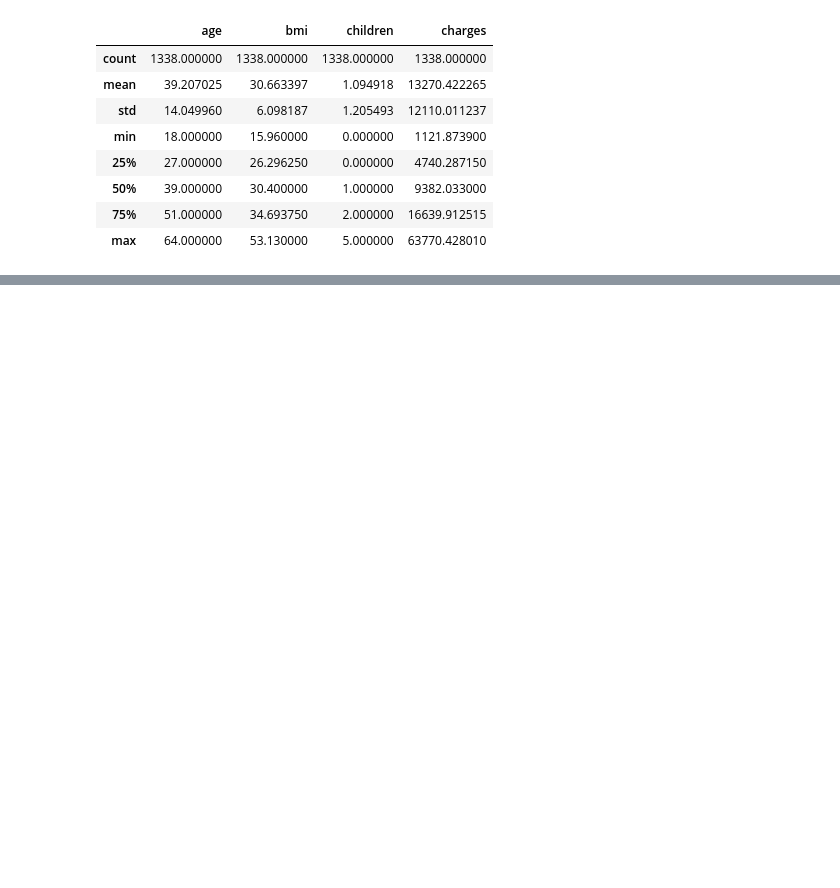
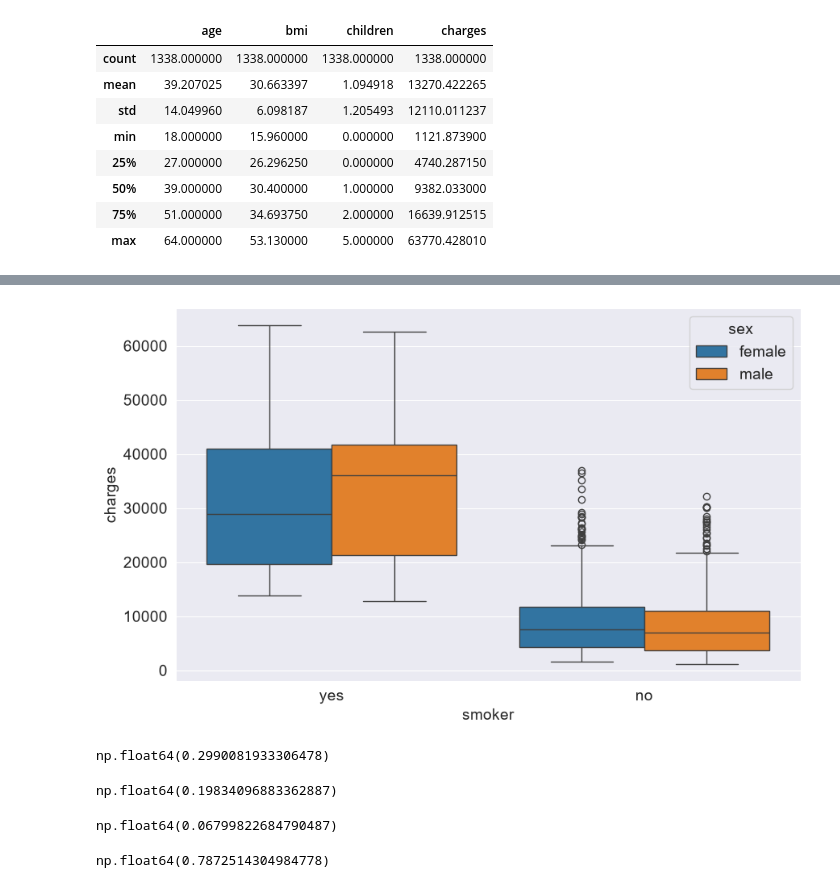
Before and after one commit to naren1003/Medical-Expendituer-calc, a Jupyter notebook: jy_ml.ipynb, the cells around one changed output, grey strips where cells are left out. Drawn from its saved outputs; the diff is of its cells as text; code cells hidden in the pictures; blank space fills up the shorter version.

```diff
--- a/jy_ml.ipynb
+++ b/jy_ml.ipynb
@@ -68,0 +170,21 @@ ML setup is working!
+# %%
+fig = sns.boxplot(medical_df, x='smoker', y='charges', hue='sex')
+# %% [output]
+[figure, added]
+# %%
+medical_df.charges.corr(medical_df.age)
+# %% [output]
+np.float64(0.2990081933306478)
+# %%
+medical_df.charges.corr(medical_df.bmi)
+# %% [output]
+np.float64(0.19834096883362887)
+# %%
+medical_df.charges.corr(medical_df.children)
+# %% [output]
+np.float64(0.06799822684790487)
+# %%
+smoker_numeric = medical_df.smoker.map({'yes': 1, 'no': 0})
+medical_df.charges.corr(smoker_numeric)
+# %% [output]
+np.float64(0.7872514304984778)
```
Also changed, not shown: parts of 20 cells of this notebook.
